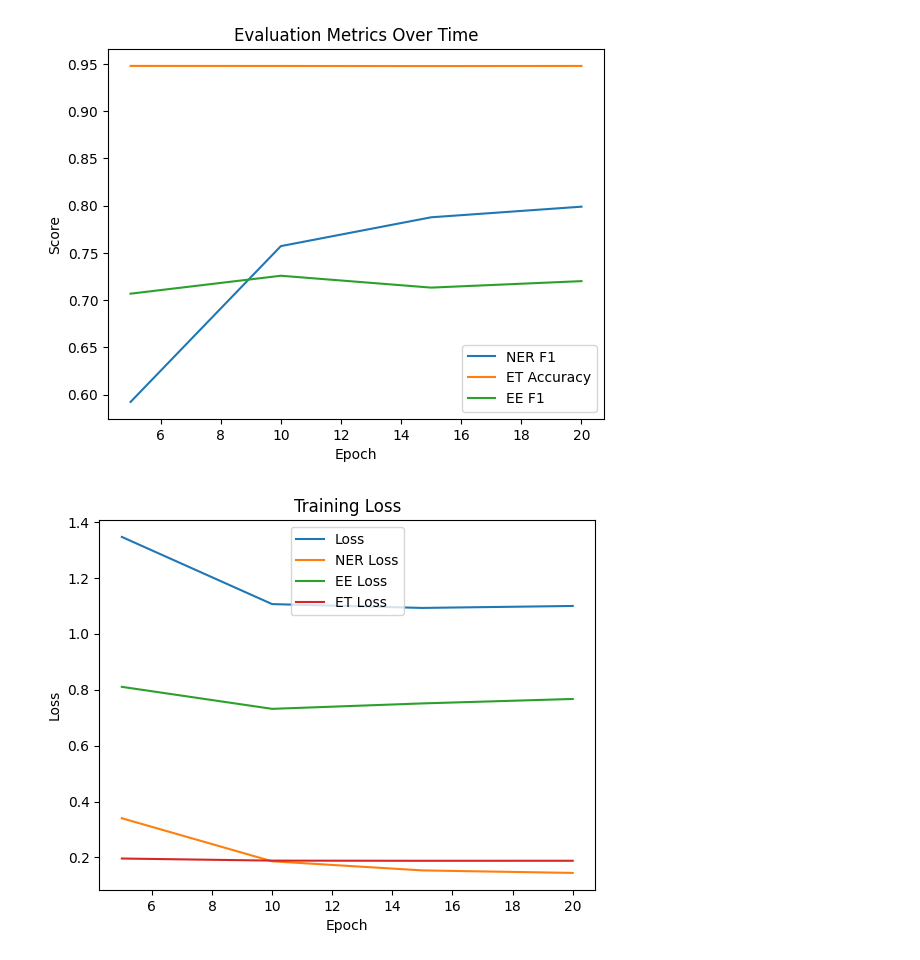
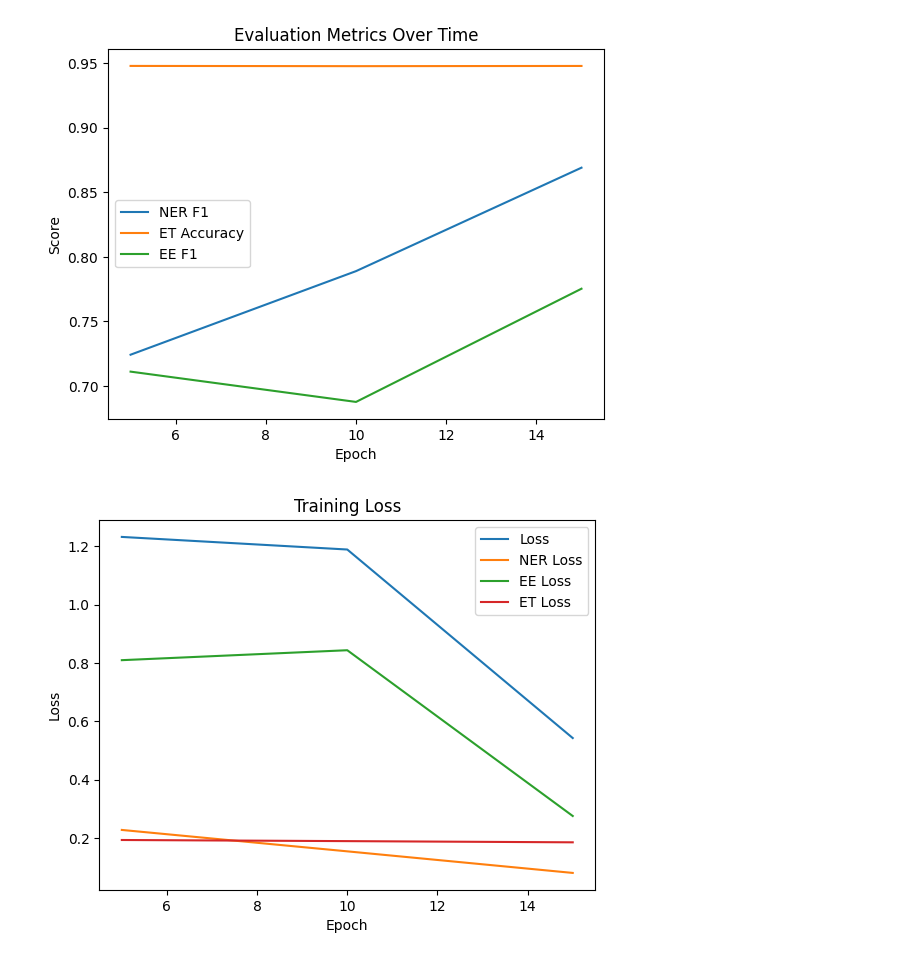
Before and after one commit to HarryRMorrison/GeoTKG, a Jupyter notebook: Train_TIE.ipynb, the cells around one changed output. Cells and saved outputs as stored; diff of their text form; code cells hidden in the pictures.

```diff
--- a/Train_TIE.ipynb
+++ b/Train_TIE.ipynb
@@ -7,10 +7,10 @@ from TIEUtils import collator, TemporalDataset
 from torch.utils.data import DataLoader
 from globals import ID2LABEL_EVNER, ID2LABEL_EE, LABEL2ID_EVNER, LABEL2ID_EE
 # %%
-NUM_EPOCHS = 20
+NUM_EPOCHS = 15
 ENC_LR = 5e-5
 NONENC_LR = 1e-3
-WARMUP_EPOCHS = 25
+WARMUP_EPOCHS = 10
 LOGGING_EPOCHS = 5
 BASE_ENC_MODEL = "roberta-base"
 HEADS = 6
@@ -204,18 +187,18 @@ with open("results/tie_model/history.json", "w") as f:
 # %%
 import matplotlib.pyplot as plt
 
-x = list(range(5, 21, 5))
+x = list(range(5, 16, 5))
 
 plt.plot(x, history["ner_f1"], label="NER F1")
 plt.plot(x, history["et_acc"], label="ET Accuracy")
 plt.plot(x, history["ee_f1"], label="EE F1")
 plt.xlabel("Epoch")
 plt.ylabel("Score")
 plt.title("Evaluation Metrics Over Time")
 plt.legend()
 plt.show()
 # %% [output]
-[figure, old version]
+[figure, new version]
 # %%
 plt.plot(x, history["loss"], label="Loss")
 plt.plot(x, history["ner_loss"], label="NER Loss")
@@ -227,7 +210,7 @@ plt.ylabel("Loss")
 plt.title("Training Loss")
 plt.show()
 # %% [output]
-[figure, old version]
+[figure, new version]
 # %%
 plt.plot(x, history["eval_loss"], label="Loss")
 plt.plot(x, history["ner_eval_loss"], label="NER Loss")
```
Also changed, not shown: parts of 5 cells of this notebook, 2 other files.
